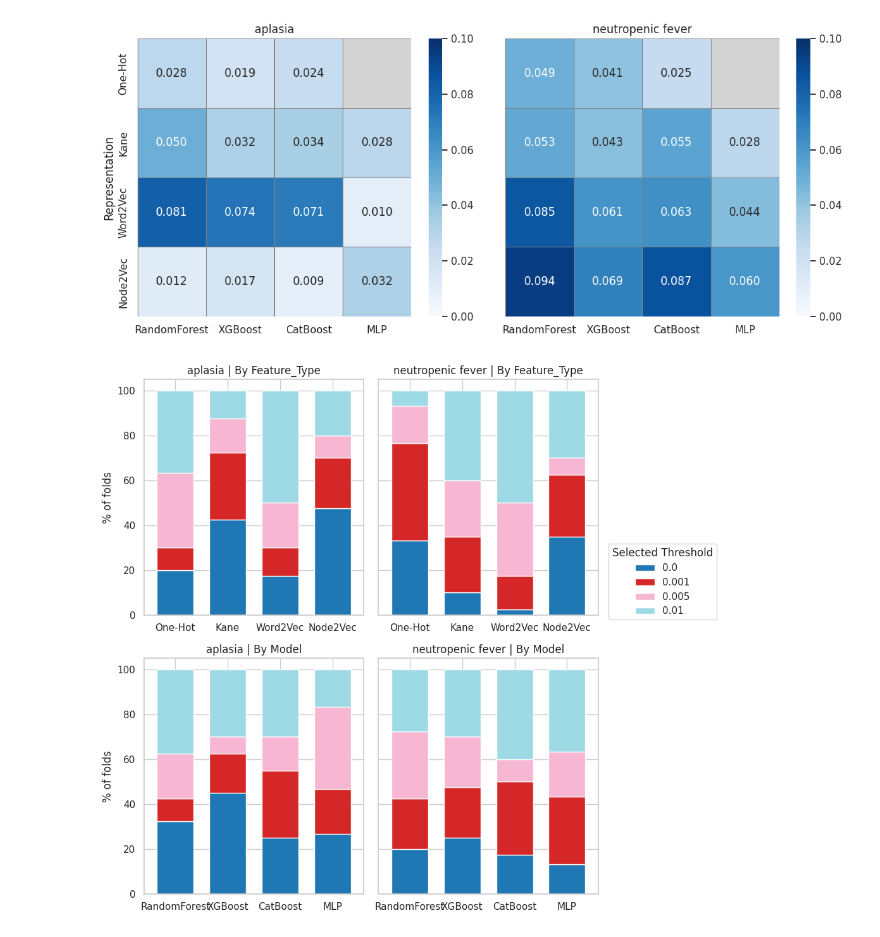
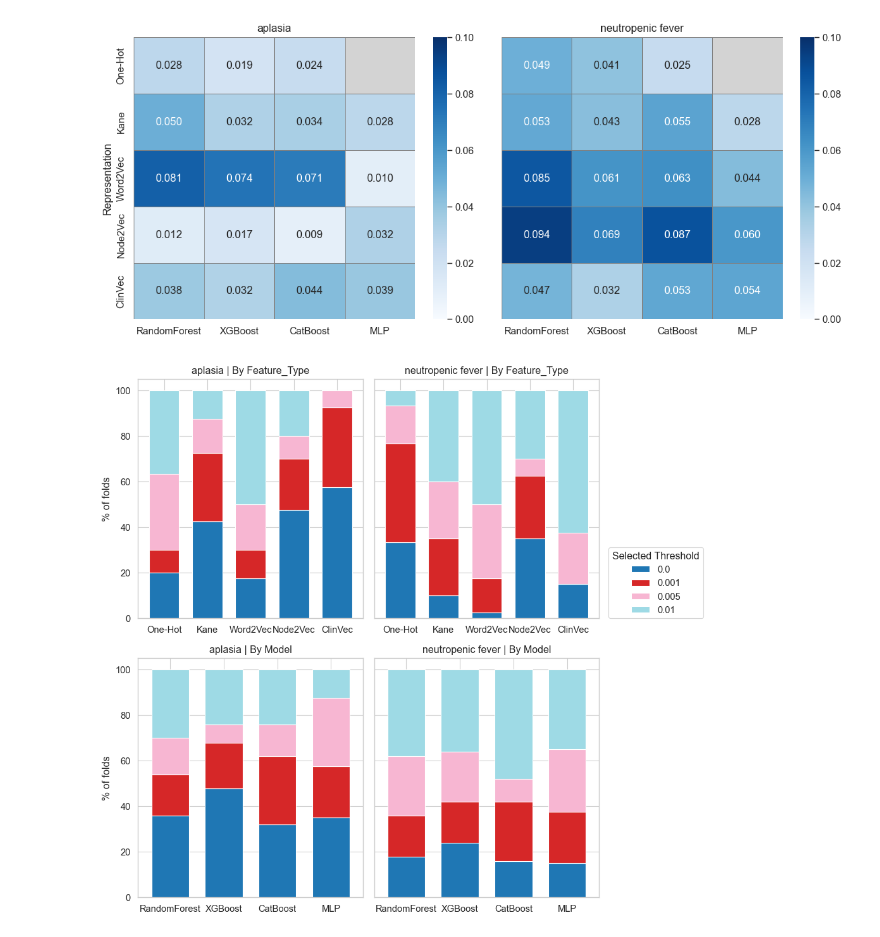
Before and after one commit to Tanman783/Diagnostic_ICD_Proj, a Jupyter notebook: plotting.ipynb, the cells around one changed output. Saved outputs shown, nothing was run; the diff lists cells and outputs as text; code cells hidden in the pictures.

```diff
--- a/plotting.ipynb
+++ b/plotting.ipynb
@@ -40,6 +41,7 @@ concat_df["cohort_name"] = np.where(concat_df["folder_name"].str.contains("aplas
 
 concat_df.loc[concat_df["Feature_Type"].isna() & concat_df["folder_name"].str.contains("node2vec"),"Feature_Type"] = "Node2Vec"
 concat_df.loc[concat_df["Feature_Type"].isna() & concat_df["folder_name"].str.contains("kane"),"Feature_Type"] = "Kane"
+concat_df.loc[concat_df["Feature_Type"].isna() & concat_df["folder_name"].str.contains("clinvec", case=False), "Feature_Type"] = "ClinVec"
 # %%
 # FIGURE 1 - FULL CODES vs GROUPS vs COMBINED
 
@@ -163,7 +181,8 @@ sub_df = concat_df[
     (concat_df["Model"].isin(['RandomForest', 'XGBoost', 'CatBoost', 'MLP_3Layer'])) &
     (
         ((concat_df["Feature_Type"].isin(["Kane", "Word2Vec", "Node2Vec"])) & (concat_df["Dimension"] == 100)) |    # embeddings
-        ((concat_df["folder_name"].str.contains("OHE")) & (concat_df["Feature_Type"] == "Combined"))                # one-hot
+        ((concat_df["folder_name"].str.contains("OHE")) & (concat_df["Feature_Type"] == "Combined")) |             # one-hot
+        (concat_df["Feature_Type"] == "ClinVec")   # ClinVec
     )
 ].sort_values(["cohort_name", "Feature_Type", "Model"])
 sub_df["Feature_Type"] = sub_df["Feature_Type"].replace({"Combined":"One-Hot"})
@@ -178,7 +197,7 @@ pivot_df = sub_df.pivot_table(
 pivot_df["diff_upto_at"] = pivot_df["icd_codes_upto"] - pivot_df["icd_codes"]
 # %%
 x_order = ['RandomForest', 'XGBoost', 'CatBoost', 'MLP']
-y_order = ['One-Hot','Kane','Word2Vec','Node2Vec']
+y_order = ['One-Hot','Kane','Word2Vec','Node2Vec', 'ClinVec']
 
 # Diverging palette: blue = positive
 cmap = sns.color_palette("Blues", as_cmap=True)  # white → blue
@@ -216,7 +235,7 @@ for i, cohort in enumerate(cohorts):
 plt.tight_layout()
 plt.savefig("figures/fig3.png", dpi=400)
 # %% [output]
-[figure, old version]
+[figure, new version]
 # %%
 # FIGURE 4
 
@@ -252,13 +271,14 @@ sub_df = metrics_df[
     (metrics_df["Model"].isin(['RandomForest', 'XGBoost', 'CatBoost', 'MLP_3Layer'])) &
     (
         ((metrics_df["Feature_Type"].isin(["Kane", "Word2Vec", "Node2Vec"])) & (metrics_df["Dimension"] == 100)) |    # embeddings
-        ((metrics_df["folder_name"].str.contains("OHE")) & (metrics_df["Feature_Type"] == "Combined"))                # one-hot
+        ((metrics_df["folder_name"].str.contains("OHE")) & (metrics_df["Feature_Type"] == "Combined")) |               # one-hot
+        (metrics_df["Feature_Type"] == "ClinVec")   # ClinVec
     )
 ].sort_values(["cohort_name", "Feature_Type", "Model"])
 sub_df["Feature_Type"] = sub_df["Feature_Type"].replace({"Combined":"One-Hot"})
 sub_df["Model"] = sub_df["Model"].replace({"MLP_3Layer":"MLP"})
 # %%
-order1 = ['One-Hot','Kane','Word2Vec','Node2Vec']
+order1 = ['One-Hot','Kane','Word2Vec','Node2Vec', 'ClinVec']
 order2 = ['RandomForest', 'XGBoost', 'CatBoost', 'MLP']
 
 # Copy your dataframe
@@ -312,31 +332,31 @@ for j, cohort in enumerate(["aplasia","neutropenic fever"]):
         .size()
         .reset_index(name='count')
     )
     counts_model['pct'] = counts_model.groupby('Model')['count'].transform(lambda x: x / x.sum() * 100)
     pivot_model = counts_model.pivot(index='Model', columns='Selected_Threshold', values='pct').fillna(0)
 
     pivot_model = pivot_model.reindex(index=order2)
     pivot_model.plot(
         kind='bar',
         stacked=True,
         ax=axes[1,j],
         colormap='tab20',
         width=0.7,
         legend=False
     )
     axes[1,j].set_title(f"{cohort} | By Model")
     axes[1,j].set_xlabel("")
     axes[1,j].tick_params(axis='x', rotation=0)
     if j == 0:
         axes[1,j].set_ylabel("% of folds")
     else:
         axes[1,j].set_ylabel("")
 
 # Place a single legend outside all plots
 handles, labels = axes[1, -1].get_legend_handles_labels()
 fig.legend(handles, labels, title="Selected Threshold", bbox_to_anchor=(0.81, 0.6), loc='center left')
 
 plt.tight_layout(rect=[0, 0, 0.82, 1])  # leave space for legend
 plt.savefig("figures/fig4.png", dpi=400)
 # %% [output]
-[figure, old version]
+[figure, new version]
```
Also changed, not shown: parts of 5 cells of this notebook, 4 other files.
